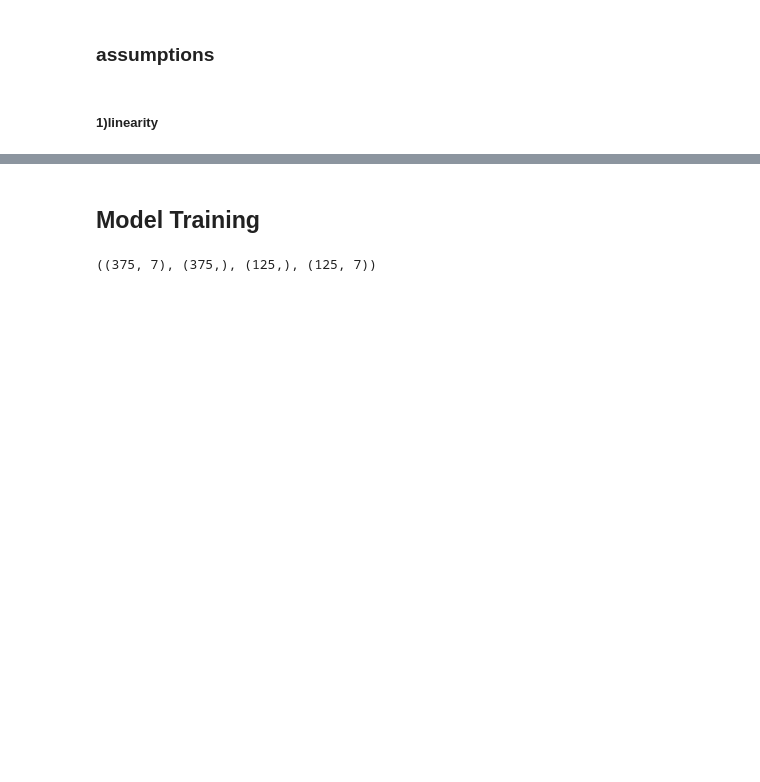
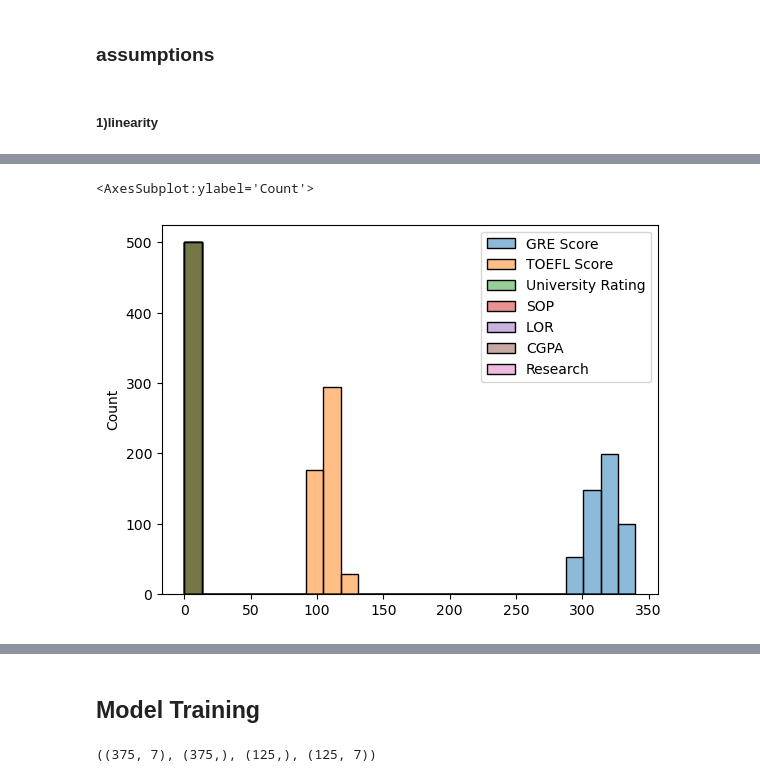
Before and after one commit to abhijit1118av/admission_MLproject, a Jupyter notebook: admission_model.ipynb, the cells around one changed output, grey strips where cells are left out. Drawn from its saved outputs; the diff is of its cells as text; code cells hidden in the pictures; blank space fills up the shorter version.

```diff
--- a/admission_model.ipynb
+++ b/admission_model.ipynb
@@ -210,0 +228,5 @@ sns.heatmap(df.corr().tail(1))
+# %%
+sns.histplot(x)
+# %% [output]
+<AxesSubplot:ylabel='Count'>
+[figure, added]
```
Also changed, not shown: parts of 22 cells of this notebook, 2 other files.
